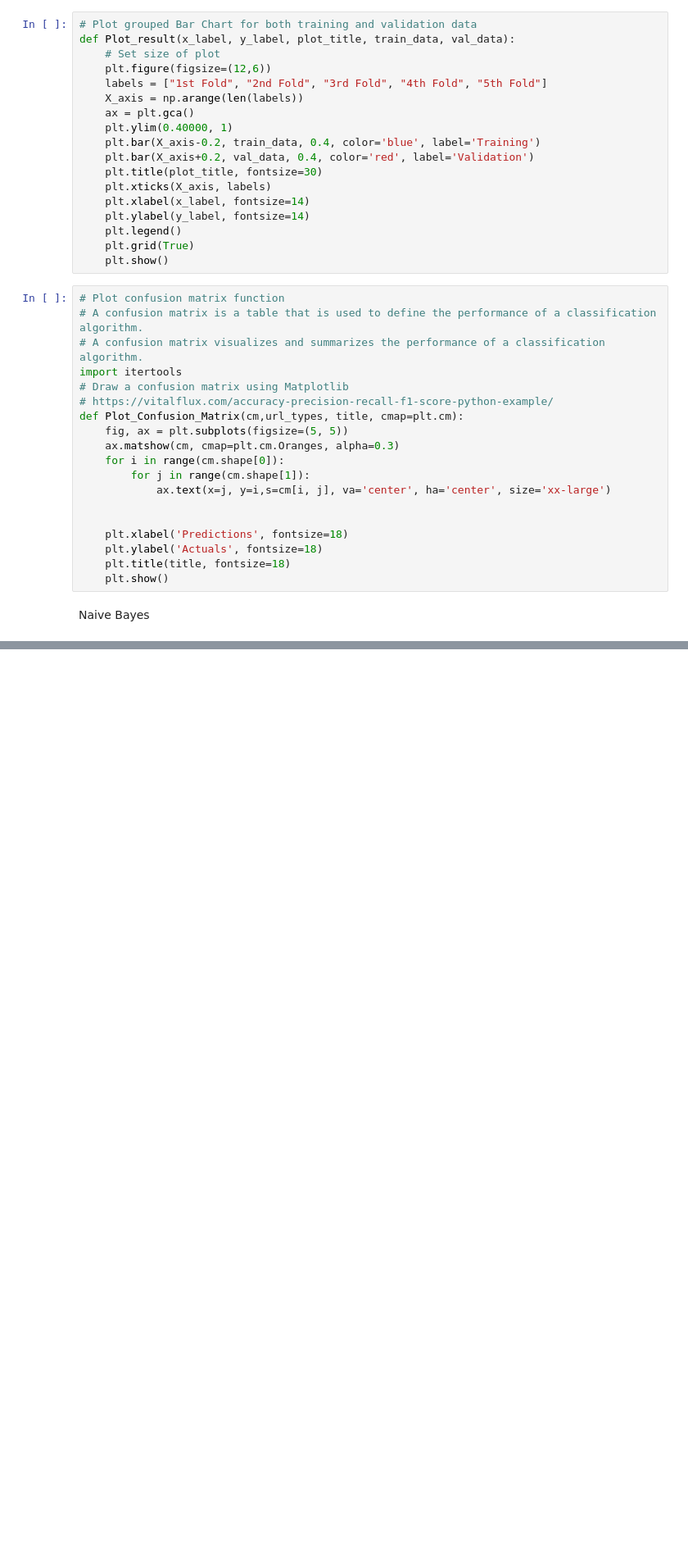
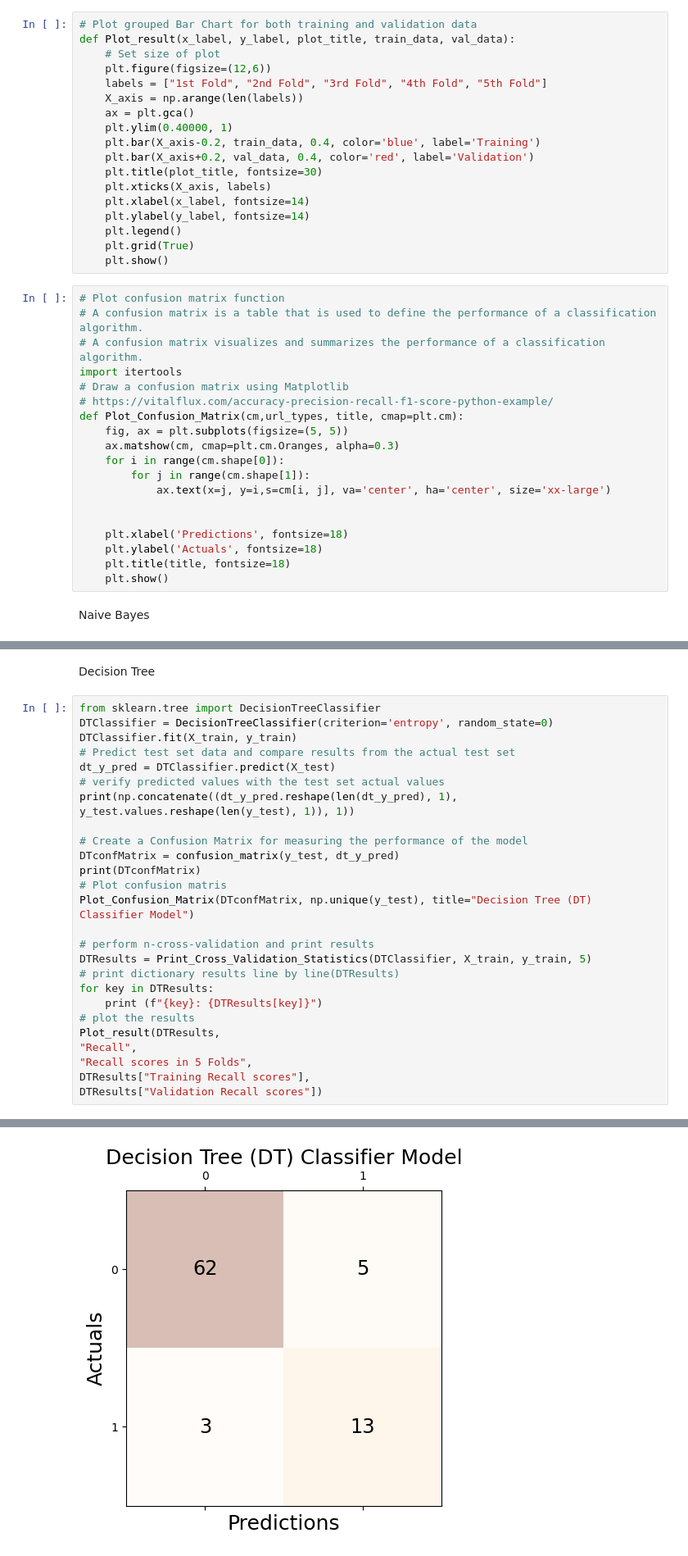
Before and after one commit to Rahafzsh/DataMiningTasks, a Jupyter notebook: Lab8/DMLab8.ipynb, the cells around one changed output, grey strips where cells are left out. Shown: that part at 82% size. Cells and saved outputs as stored; diff of their text form; blank space fills up the shorter version.

```diff
--- a/Lab8/DMLab8.ipynb
+++ b/Lab8/DMLab8.ipynb
@@ -323,0 +324,30 @@ Mean Validation F1 Score: 0.9083543153110302
+# %% [markdown]
+Decision Tree
+# %%
+from sklearn.tree import DecisionTreeClassifier
+DTClassifier = DecisionTreeClassifier(criterion='entropy', random_state=0)
+DTClassifier.fit(X_train, y_train)
+# Predict test set data and compare results from the actual test set
+dt_y_pred = DTClassifier.predict(X_test)
+# verify predicted values with the test set actual values
+print(np.concatenate((dt_y_pred.reshape(len(dt_y_pred), 1),
+y_test.values.reshape(len(y_test), 1)), 1))
+
+# Create a Confusion Matrix for measuring the performance of the model
+DTconfMatrix = confusion_matrix(y_test, dt_y_pred)
+print(DTconfMatrix)
+# Plot confusion matris
+Plot_Confusion_Matrix(DTconfMatrix, np.unique(y_test), title="Decision Tree (DT) Classifier Model")
+
+# perform n-cross-validation and print results
+DTResults = Print_Cross_Validation_Statistics(DTClassifier, X_train, y_train, 5)
+# print dictionary results line by line(DTResults)
+for key in DTResults:
+    print (f"{key}: {DTResults[key]}")
+# plot the results
+Plot_result(DTResults,
+"Recall",
+"Recall scores in 5 Folds",
+DTResults["Training Recall scores"],
+DTResults["Validation Recall scores"])
+# %% [output]
@@ -323,0 +371 @@ Mean Validation F1 Score: 0.9083543153110302
+[figure, added]
```
Also changed, not shown: parts of 6 cells of this notebook, 2 other files.
